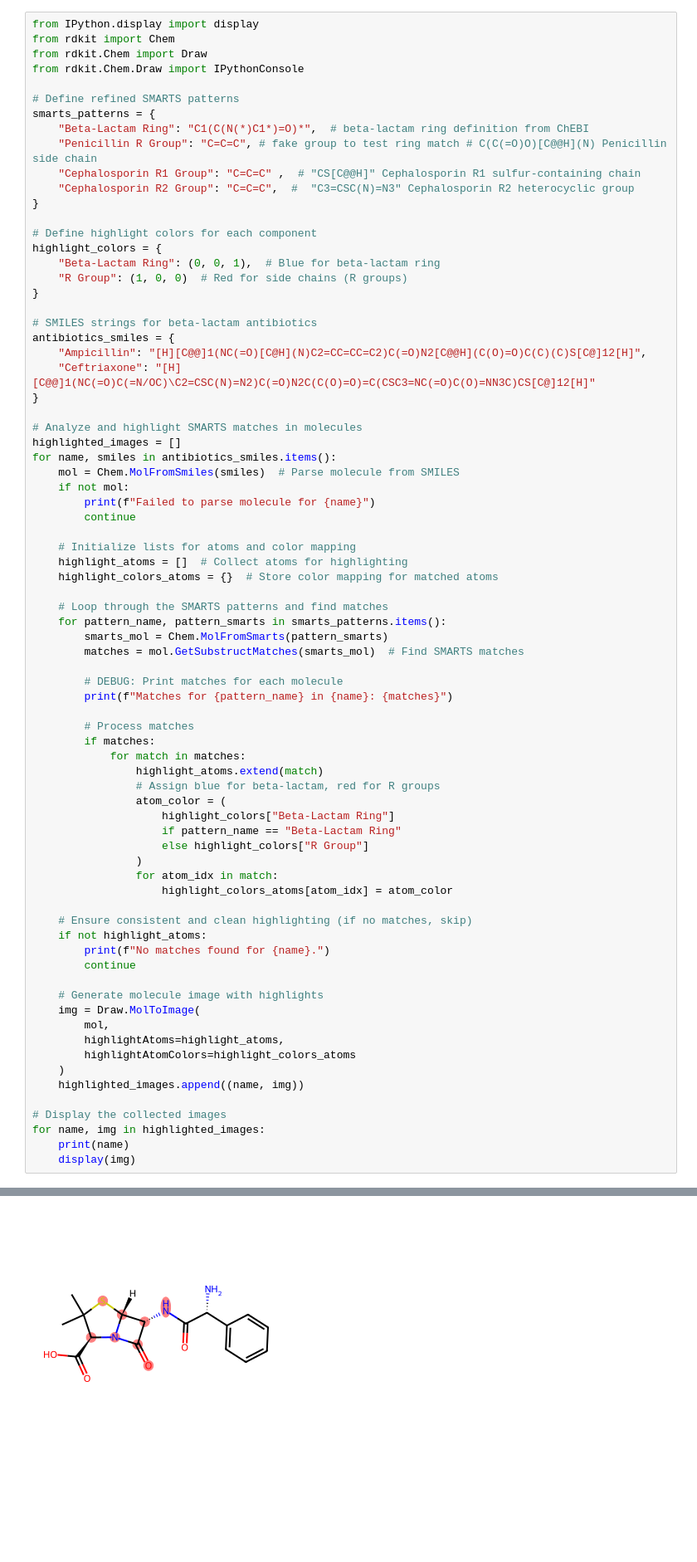
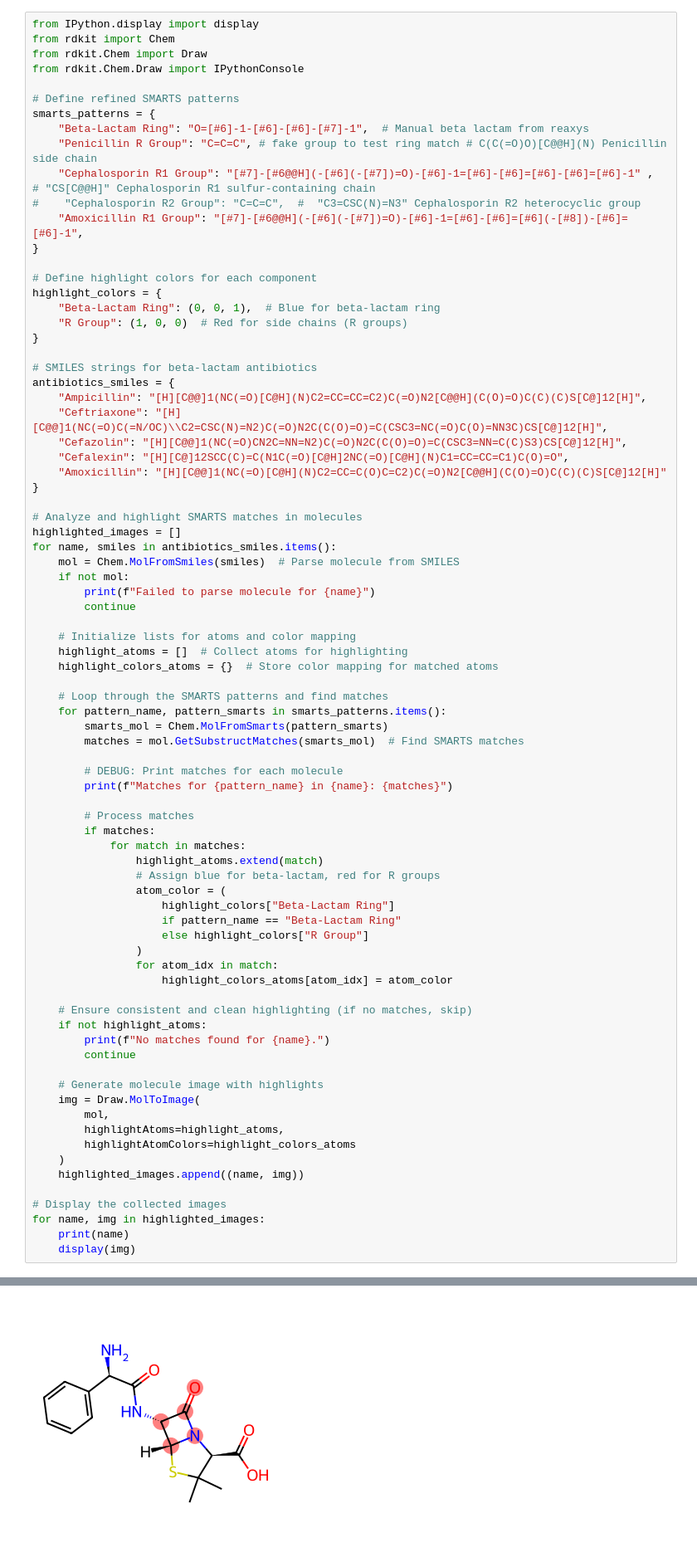
Before and after one commit to liamlah/PenicillinX, a Jupyter notebook: chemtest.ipynb, the cells around one changed output, grey strips where cells are left out. Shown: that part at 83% size. Saved outputs shown, nothing was run; the diff lists cells and outputs as text; blank space fills up the shorter version.

```diff
--- a/chemtest.ipynb
+++ b/chemtest.ipynb
@@ -126,10 +144,11 @@ from rdkit.Chem.Draw import IPythonConsole
 
 # Define refined SMARTS patterns
 smarts_patterns = {
-    "Beta-Lactam Ring": "C1(C(N(*)C1*)=O)*",  # beta-lactam ring definition from ChEBI
+    "Beta-Lactam Ring": "O=[#6]-1-[#6]-[#6]-[#7]-1",  # Manual beta lactam from reaxys
     "Penicillin R Group": "C=C=C", # fake group to test ring match # C(C(=O)O)[C@@H](N) Penicillin side chain
-    "Cephalosporin R1 Group": "C=C=C" ,  # "CS[C@@H]" Cephalosporin R1 sulfur-containing chain
-    "Cephalosporin R2 Group": "C=C=C",  #  "C3=CSC(N)=N3" Cephalosporin R2 heterocyclic group
+    "Cephalosporin R1 Group": "[#7]-[#6@@H](-[#6](-[#7])=O)-[#6]-1=[#6]-[#6]=[#6]-[#6]=[#6]-1" ,  # "CS[C@@H]" Cephalosporin R1 sulfur-containing chain
+#    "Cephalosporin R2 Group": "C=C=C",  #  "C3=CSC(N)=N3" Cephalosporin R2 heterocyclic group
+    "Amoxicillin R1 Group": "[#7]-[#6@@H](-[#6](-[#7])=O)-[#6]-1=[#6]-[#6]=[#6](-[#8])-[#6]=[#6]-1",
 }
 
 # Define highlight colors for each component
@@ -141,7 +160,10 @@ highlight_colors = {
 # SMILES strings for beta-lactam antibiotics
 antibiotics_smiles = {
     "Ampicillin": "[H][C@@]1(NC(=O)[C@H](N)C2=CC=CC=C2)C(=O)N2[C@@H](C(O)=O)C(C)(C)S[C@]12[H]",
-    "Ceftriaxone": "[H][C@@]1(NC(=O)C(=N/OC)\C2=CSC(N)=N2)C(=O)N2C(C(O)=O)=C(CSC3=NC(=O)C(O)=NN3C)CS[C@]12[H]"
+    "Ceftriaxone": "[H][C@@]1(NC(=O)C(=N/OC)\\C2=CSC(N)=N2)C(=O)N2C(C(O)=O)=C(CSC3=NC(=O)C(O)=NN3C)CS[C@]12[H]",
+    "Cefazolin": "[H][C@@]1(NC(=O)CN2C=NN=N2)C(=O)N2C(C(O)=O)=C(CSC3=NN=C(C)S3)CS[C@]12[H]",
+    "Cefalexin": "[H][C@]12SCC(C)=C(N1C(=O)[C@H]2NC(=O)[C@H](N)C1=CC=CC=C1)C(O)=O",
+    "Amoxicillin": "[H][C@@]1(NC(=O)[C@H](N)C2=CC=C(O)C=C2)C(=O)N2[C@@H](C(O)=O)C(C)(C)S[C@]12[H]"
 }
 
 # Analyze and highlight SMARTS matches in molecules
@@ -206,3 +236,3 @@ Matches for Cephalosporin R2 Group in Ceftriaxone: ()
 Ampicillin
-[figure, old version]
+[figure, new version]
 Ceftriaxone
```
Also changed, not shown: parts of 9 cells of this notebook.
